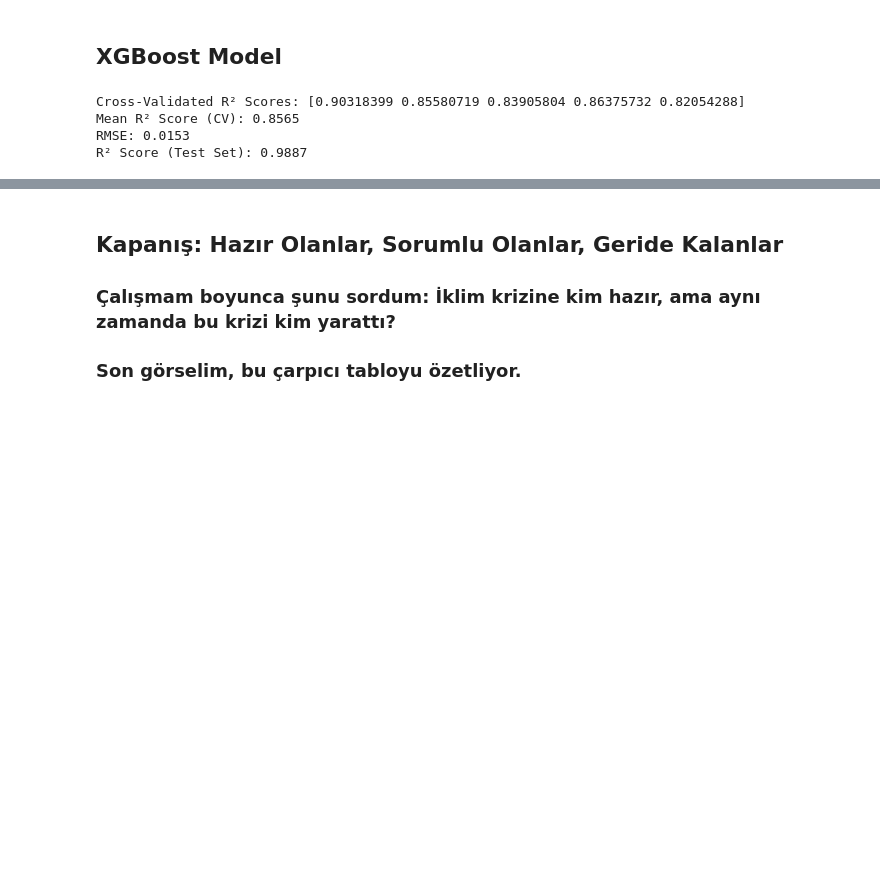
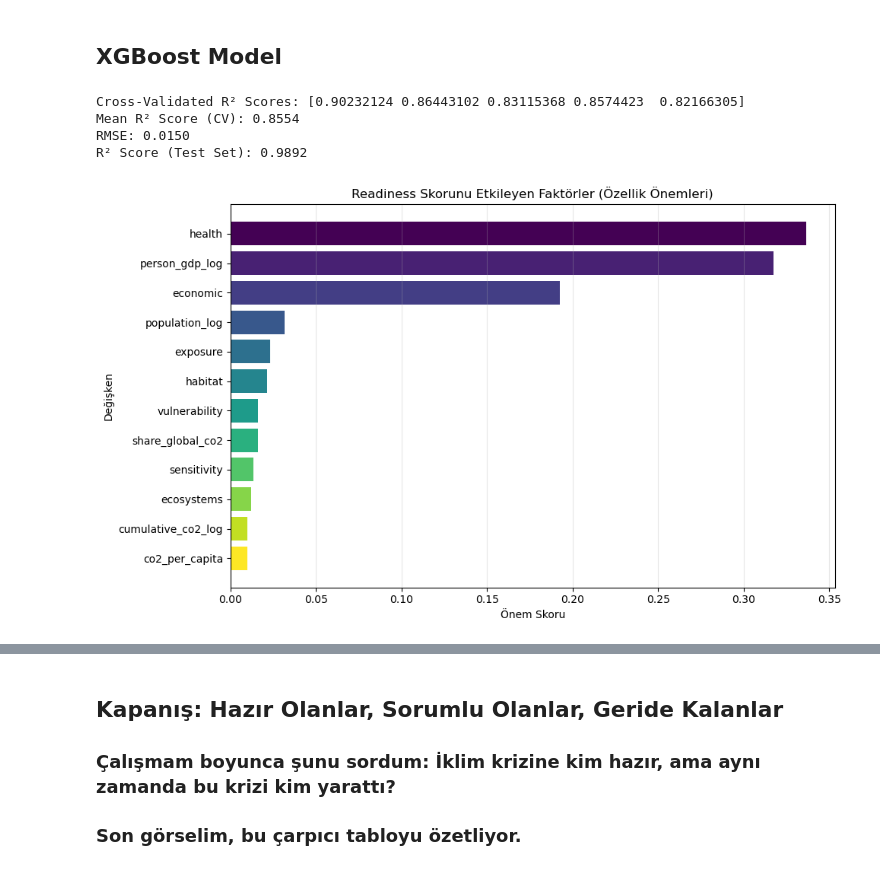
Before and after one commit to Zeliha-guven/GelecekHayalim-W-Code2.0_VERIBILIMIVEYAPAYZEKA_atolyecileri_ZelihaGuven, a Jupyter notebook: MODEL.ipynb, the cells around one changed output, grey strips where cells are left out. Saved outputs shown, nothing was run; the diff lists cells and outputs as text; code cells hidden in the pictures; blank space fills up the shorter version.

```diff
--- a/MODEL.ipynb
+++ b/MODEL.ipynb
@@ -308,7 +322,7 @@ plt.show()
 ## XGBoost Model
 # %%
 # Özellik ve hedef ayrımı
-drop_cols = ["readiness", "iso_code", "country", "year", "gain", "governance"]
+drop_cols = ["readiness", "iso_code", "country", "year", "gain", "governance", "cumulatii,,.ve_co2", "person_gdp", "population"]
 X = df.drop(columns=drop_cols)
 y = df["readiness"]
 
@@ -318,37 +332,62 @@ X_train, X_test, y_train, y_test = train_test_split(
 )
 
 # Model oluşturma
 model = XGBRegressor(
     n_estimators=1000,
     learning_rate=0.05,
     max_depth=4,
     subsample=0.8,
     colsample_bytree=0.8,
     random_state=42
 )
 
 # Cross-validation (5 katlı)
 cv_scores = cross_val_score(model, X, y, cv=5, scoring='r2')
 print(f"Cross-Validated R² Scores: {cv_scores}")
 print(f"Mean R² Score (CV): {cv_scores.mean():.4f}")
 
 # Modeli eğit
 model.fit(X_train, y_train)
 
 # Tahmin yap
 y_pred = model.predict(X_test)
 
 # Performans metrikleri
 mse = mean_squared_error(y_test, y_pred)
 r2 = r2_score(y_test, y_pred)
 
 print(f"RMSE: {mse ** 0.5:.4f}")
 print(f"R² Score (Test Set): {r2:.4f}")
+
+# Özellik Önemleri Analizi
+
+importances = model.feature_importances_
+features = X.columns
+
+df_importances = pd.DataFrame({
+    "feature": features,
+    "importance": importances
+}).sort_values(by="importance", ascending=False)
+
+plt.figure(figsize=(10, 6))
+
+# Viridis renk skalasını özellik sayısına göre al
+colors = plt.cm.viridis(np.linspace(0, 1, len(df_importances)))
+
+plt.barh(df_importances["feature"], df_importances["importance"], color=colors)
+plt.xlabel("Önem Skoru")
+plt.ylabel("Değişken")
+plt.title("Readiness Skorunu Etkileyen Faktörler (Özellik Önemleri)")
+plt.gca().invert_yaxis()  # En yüksek en üstte olsun
+plt.grid(axis='x', alpha=0.3)
+plt.tight_layout()
+plt.show()
 # %% [output]
-Cross-Validated R² Scores: [0.90318399 0.85580719 0.83905804 0.86375732 0.82054288]
-Mean R² Score (CV): 0.8565
-RMSE: 0.0153
-R² Score (Test Set): 0.9887
+Cross-Validated R² Scores: [0.90232124 0.86443102 0.83115368 0.8574423  0.82166305]
+Mean R² Score (CV): 0.8554
+RMSE: 0.0150
+R² Score (Test Set): 0.9892
+[figure, added]
 # %%
 r2 = r2_score(y_test, y_pred)
 
```
Also changed, not shown: parts of 9 cells of this notebook, 1 other file.
